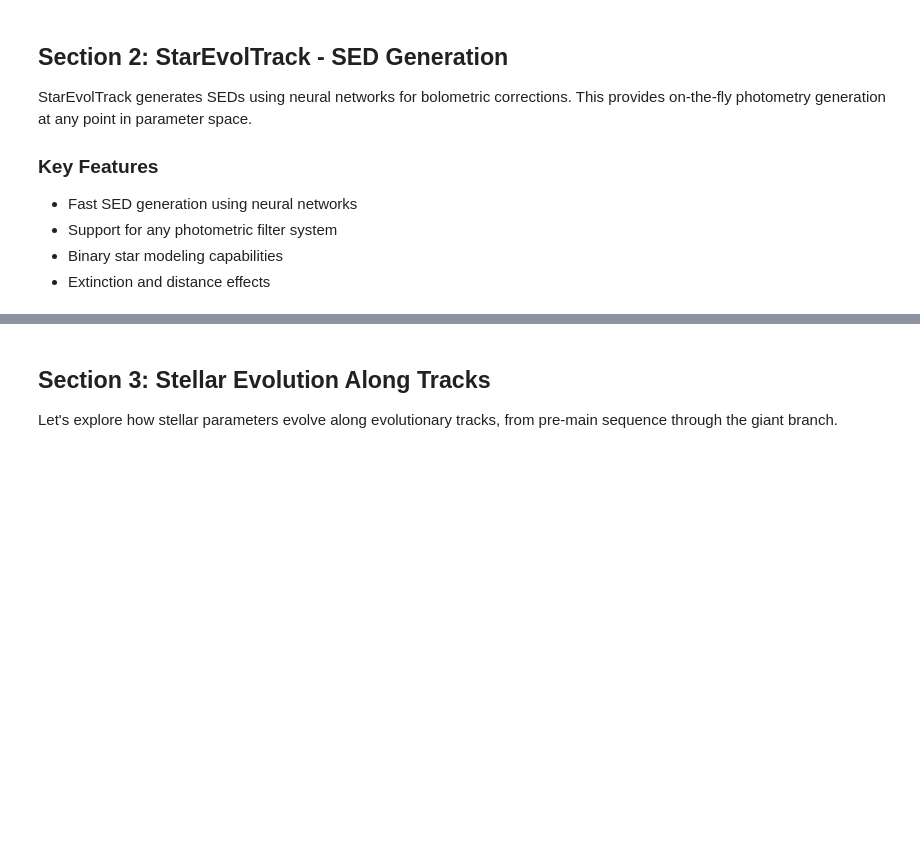
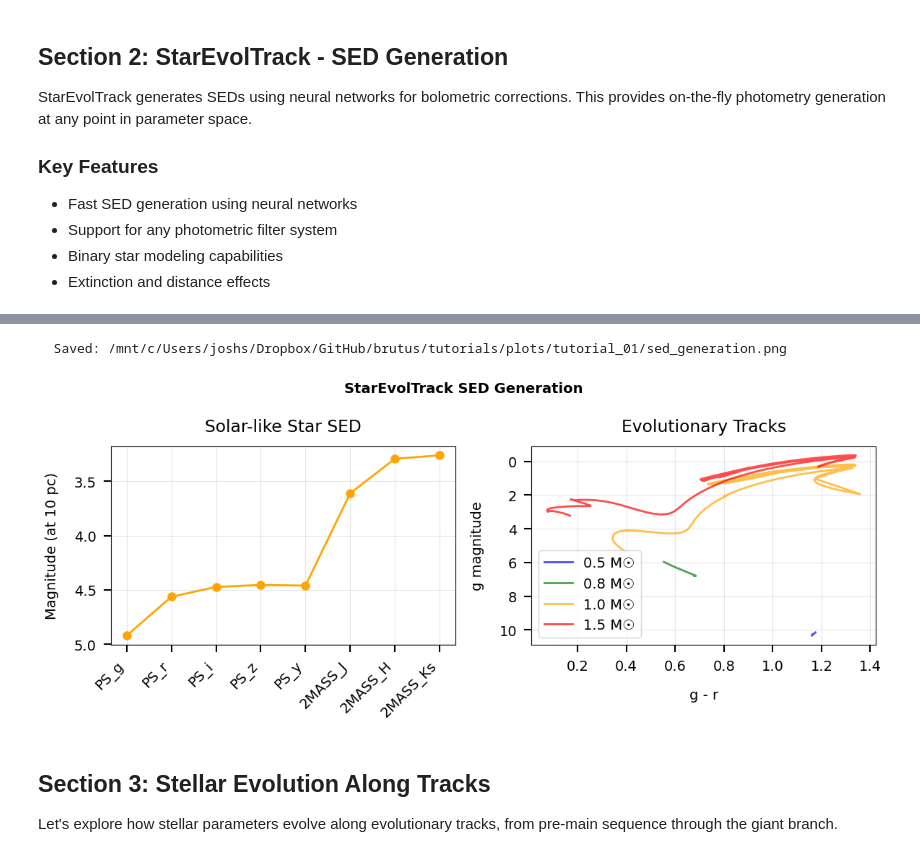
Before and after one commit to joshspeagle/brutus, a Jupyter notebook: tutorials/tutorial_01_individual_stars.ipynb, the cells around one changed output, grey strips where cells are left out. Drawn from its saved outputs; the diff is of its cells as text; code cells hidden in the pictures; blank space fills up the shorter version.

```diff
--- a/tutorials/tutorial_01_individual_stars.ipynb
+++ b/tutorials/tutorial_01_individual_stars.ipynb
@@ -172,36 +216,41 @@ colors = ['blue', 'green', 'orange', 'red']
 masses = [0.5, 0.8, 1.0, 1.5]
 
 for mass, color in zip(masses, colors):
-    eep_range = np.linspace(202, 454, 100)  # Main sequence only
+    eep_range = np.linspace(202, 808, 300)  # Full evolution (MS through RGB+)
     mags_arr = []
 
     for eep in eep_range:
         try:
             m, _, _ = star.get_seds(mini=mass, feh=0.0, eep=eep, dist=10.0)
             mags_arr.append(m)
         except:
             continue
 
     if mags_arr:
         mags_arr = np.array(mags_arr)
         g_idx = filters.ps.index('PS_g')
         r_idx = filters.ps.index('PS_r')
 
         ax2.plot(mags_arr[:, g_idx] - mags_arr[:, r_idx],
                  mags_arr[:, g_idx],
                  color=color, lw=2, alpha=0.7, label=f'{mass} M☉')
 
+# Note: Lower-mass stars (< ~0.8 Msun) only evolve on timescales > age of the universe,
+# so their post-MS evolution is not observable.
 ax2.set_xlabel('g - r')
 ax2.set_ylabel('g magnitude')
-ax2.set_title('Main Sequence Tracks')
+ax2.set_title('Evolutionary Tracks')
 ax2.invert_yaxis()
-ax2.legend(loc='upper left')
+ax2.legend(loc='lower left')
 ax2.grid(True, alpha=0.3)
 
 plt.suptitle('StarEvolTrack SED Generation', fontsize=14, fontweight='bold')
 plt.tight_layout()
 save_figure(fig, 'sed_generation')
 plt.show()
+# %% [output]
+  Saved: /mnt/c/Users/joshs/Dropbox/GitHub/brutus/tutorials/plots/tutorial_01/sed_generation.png
+[figure, added]
 # %% [markdown]
 ## Section 3: Stellar Evolution Along Tracks
 
```
Also changed, not shown: parts of 16 cells of this notebook, 4 other files.
